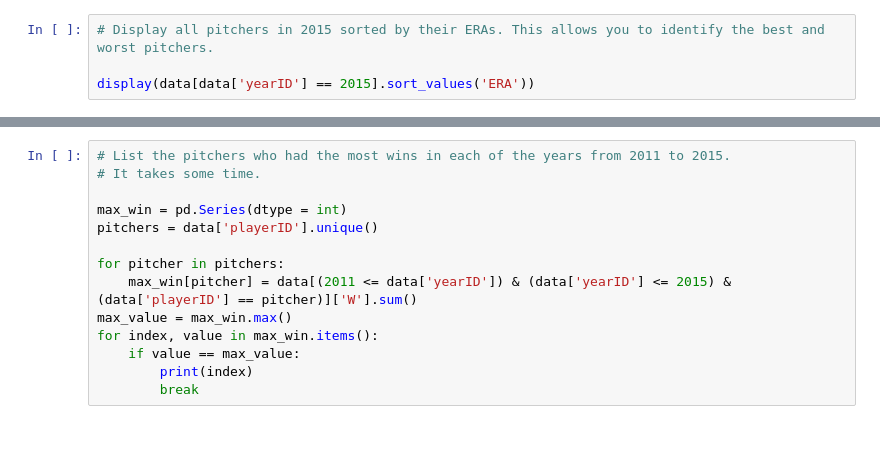
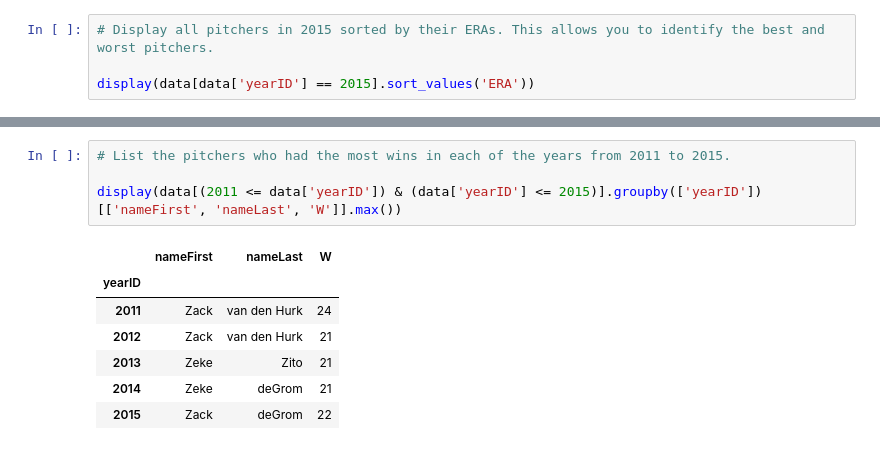
Before and after one commit to MakerTakala/NTNU-Data_Visualization, a Jupyter notebook: hw1/HW1_Q1.ipynb, the cells around one changed output, grey strips where cells are left out. Cells and saved outputs as stored; diff of their text form.

```diff
--- a/hw1/HW1_Q1.ipynb
+++ b/hw1/HW1_Q1.ipynb
@@ -81,14 +62,12 @@ display(era_average_dataframe)
 # %%
 # List the pitchers who had the most wins in each of the years from 2011 to 2015.
-# It takes some time.
 
-max_win = pd.Series(dtype = int)
-pitchers = data['playerID'].unique()
-
-for pitcher in pitchers:
-    max_win[pitcher] = data[(2011 <= data['yearID']) & (data['yearID'] <= 2015) & (data['playerID'] == pitcher)]['W'].sum()
-max_value = max_win.max()
-for index, value in max_win.items():
-    if value == max_value:
-        print(index)
-        break
+display(data[(2011 <= data['yearID']) & (data['yearID'] <= 2015)].groupby(['yearID'])[['nameFirst', 'nameLast', 'W']].max())
+# %% [output]
+|  | nameFirst | nameLast | W |
+| yearID |  |  |  |
+| 2011 | Zack | van den Hurk | 24 |
+| 2012 | Zack | van den Hurk | 21 |
+| 2013 | Zeke | Zito | 21 |
+| 2014 | Zeke | deGrom | 21 |
+| 2015 | Zack | deGrom | 22 |
```
Also changed, not shown: parts of 7 cells of this notebook, 1 other file.
